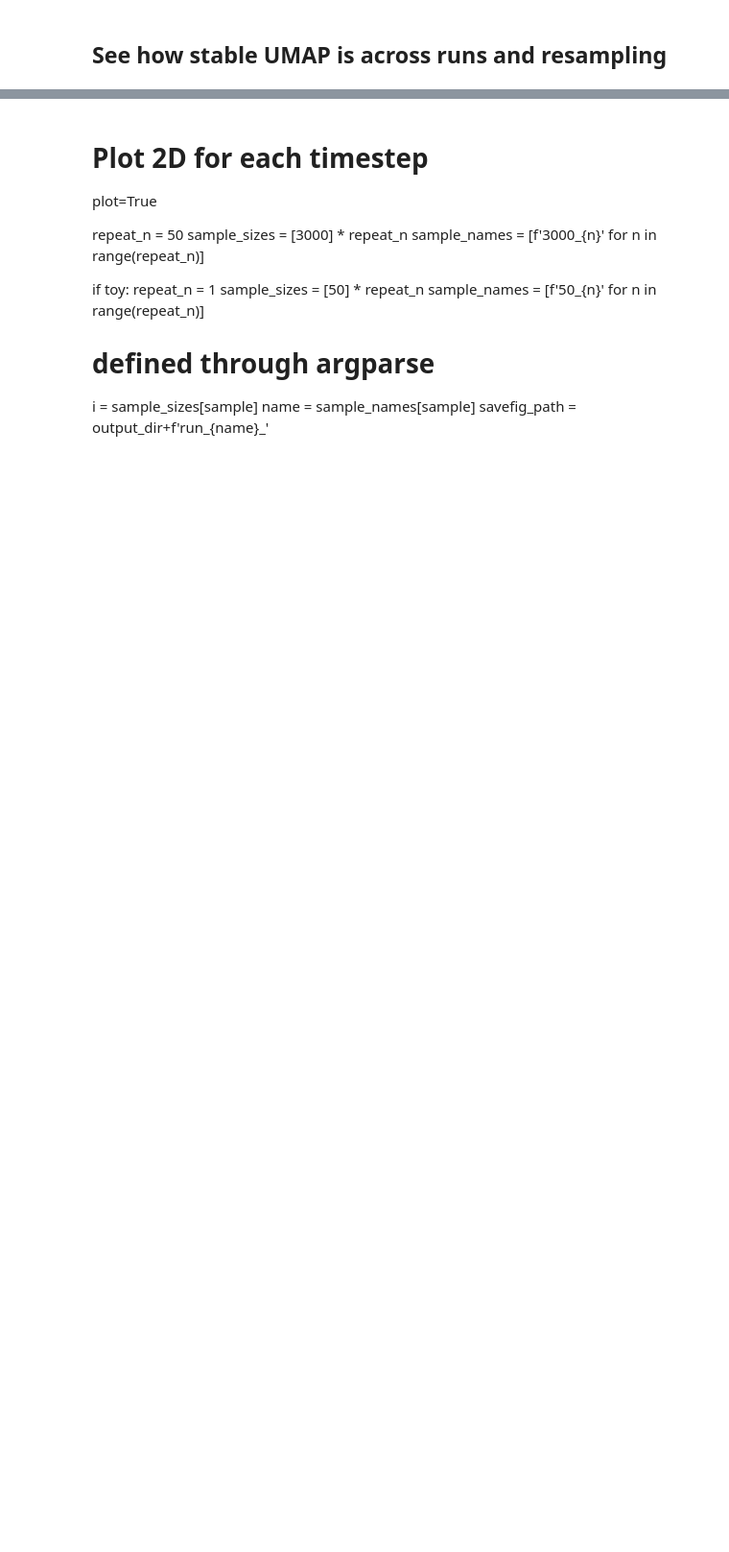
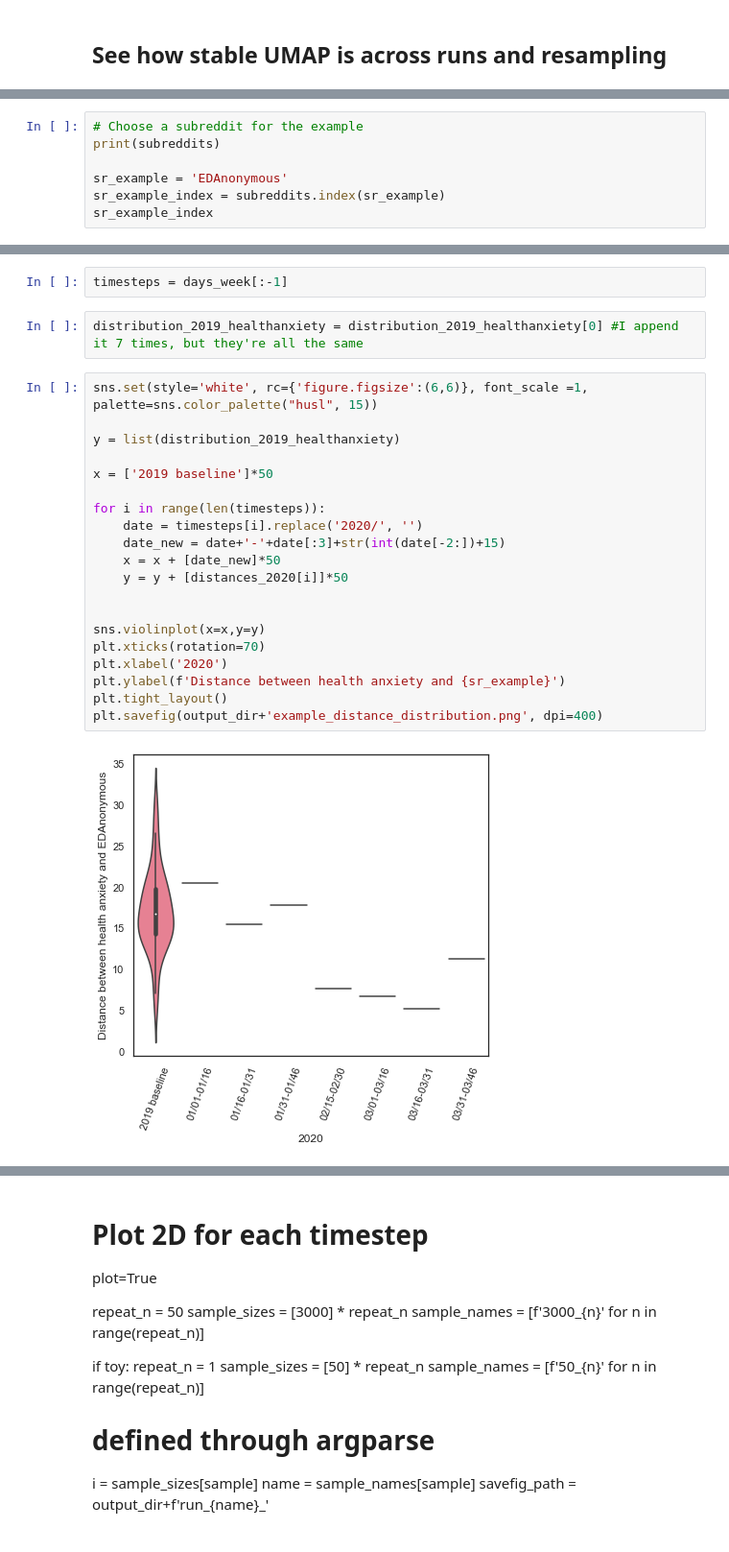
Before and after one commit to danielmlow/reddit, a Jupyter notebook: reddit_cluster.ipynb, the cells around one changed output, grey strips where cells are left out. Shown at 96% size. Cells and saved outputs as stored; diff of their text form; blank space fills up the shorter version.

```diff
--- a/reddit_cluster.ipynb
+++ b/reddit_cluster.ipynb
@@ -842,0 +1121,7 @@ for i, (X_i, y_i) in enumerate(zip(X[:run_Ntimesteps],y[:run_Ntimesteps])):
+# %%
+# Choose a subreddit for the example
+print(subreddits)
+
+sr_example = 'EDAnonymous'
+sr_example_index = subreddits.index(sr_example)
+sr_example_index
@@ -842,0 +1167,26 @@ for i, (X_i, y_i) in enumerate(zip(X[:run_Ntimesteps],y[:run_Ntimesteps])):
+# %%
+timesteps = days_week[:-1]
+# %%
+distribution_2019_healthanxiety = distribution_2019_healthanxiety[0] #I append it 7 times, but they're all the same
+# %%
+sns.set(style='white', rc={'figure.figsize':(6,6)}, font_scale =1, palette=sns.color_palette("husl", 15))
+
+y = list(distribution_2019_healthanxiety)
+
+x = ['2019 baseline']*50
+
+for i in range(len(timesteps)):
+    date = timesteps[i].replace('2020/', '')
+    date_new = date+'-'+date[:3]+str(int(date[-2:])+15)
+    x = x + [date_new]*50
+    y = y + [distances_2020[i]]*50
+
+
+sns.violinplot(x=x,y=y)
+plt.xticks(rotation=70)
+plt.xlabel('2020')
+plt.ylabel(f'Distance between health anxiety and {sr_example}')
+plt.tight_layout()
+plt.savefig(output_dir+'example_distance_distribution.png', dpi=400)
+# %% [output]
+[figure, added]
```
Also changed, not shown: parts of 99 cells of this notebook, 8 other files.
